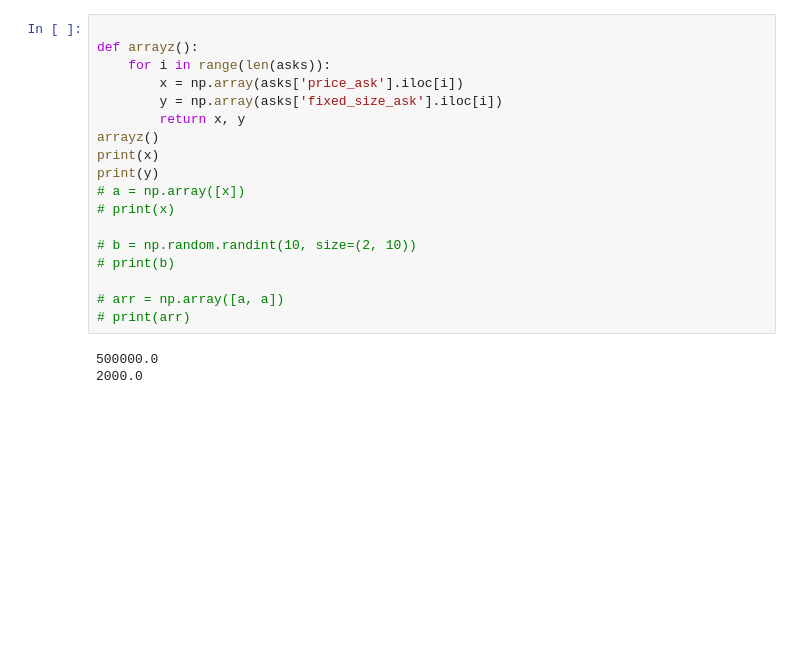
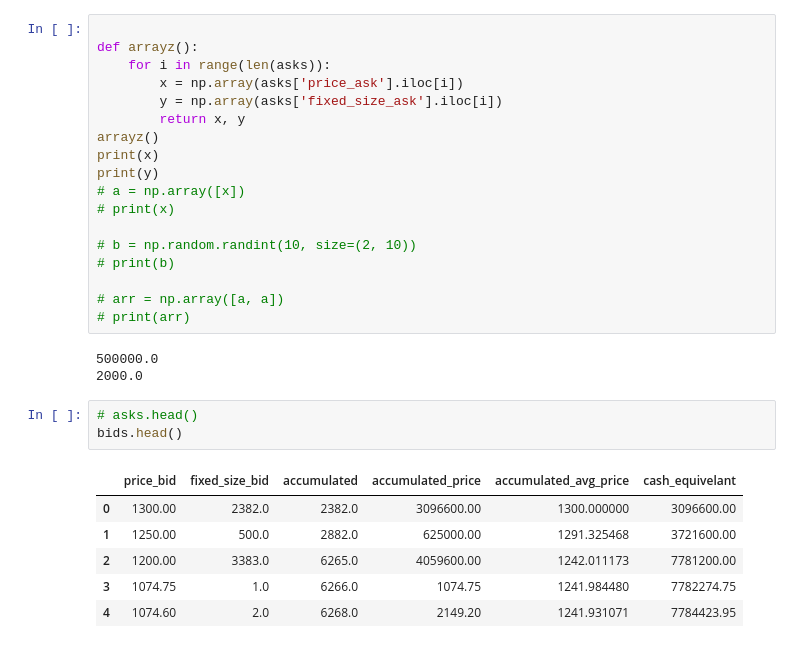
Before and after one commit to massnomis/21, a Jupyter notebook: test.ipynb, the cells around one changed output. Saved outputs shown, nothing was run; the diff lists cells and outputs as text; blank space fills up the shorter version.

```diff
--- a/test.ipynb
+++ b/test.ipynb
@@ -282,4 +282,14 @@ print(y)
 # %% [output]
 500000.0
 2000.0
+# %%
+# asks.head()
+bids.head()
+# %% [output]
+|  | price_bid | fixed_size_bid | accumulated | accumulated_price | accumulated_avg_price | cash_equivelant |
+| 0 | 1300.00 | 2382.0 | 2382.0 | 3096600.00 | 1300.000000 | 3096600.00 |
+| 1 | 1250.00 | 500.0 | 2882.0 | 625000.00 | 1291.325468 | 3721600.00 |
+| 2 | 1200.00 | 3383.0 | 6265.0 | 4059600.00 | 1242.011173 | 7781200.00 |
+| 3 | 1074.75 | 1.0 | 6266.0 | 1074.75 | 1241.984480 | 7782274.75 |
+| 4 | 1074.60 | 2.0 | 6268.0 | 2149.20 | 1241.931071 | 7784423.95 |
 # %%
```
Also changed, not shown: parts of 5 cells of this notebook.
